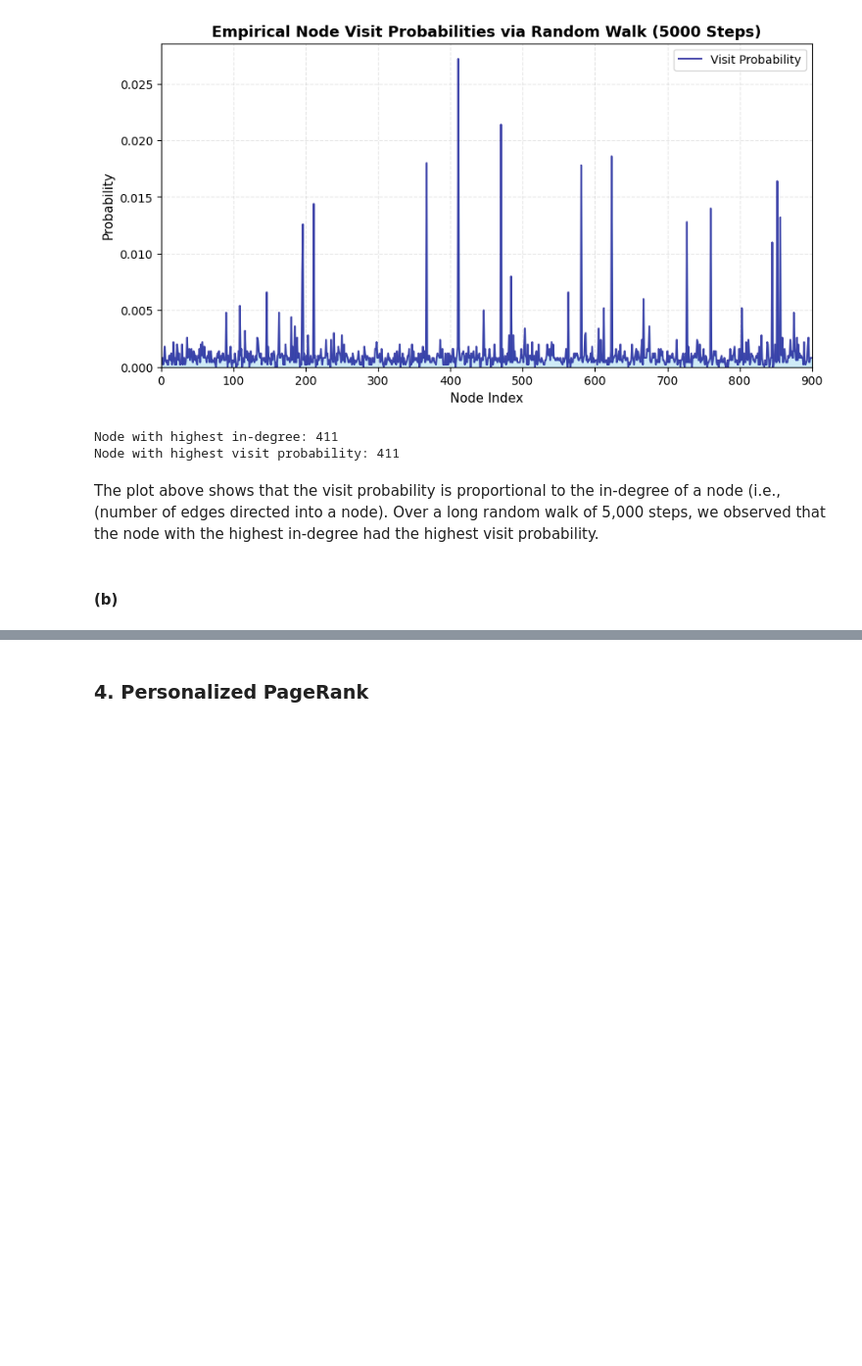
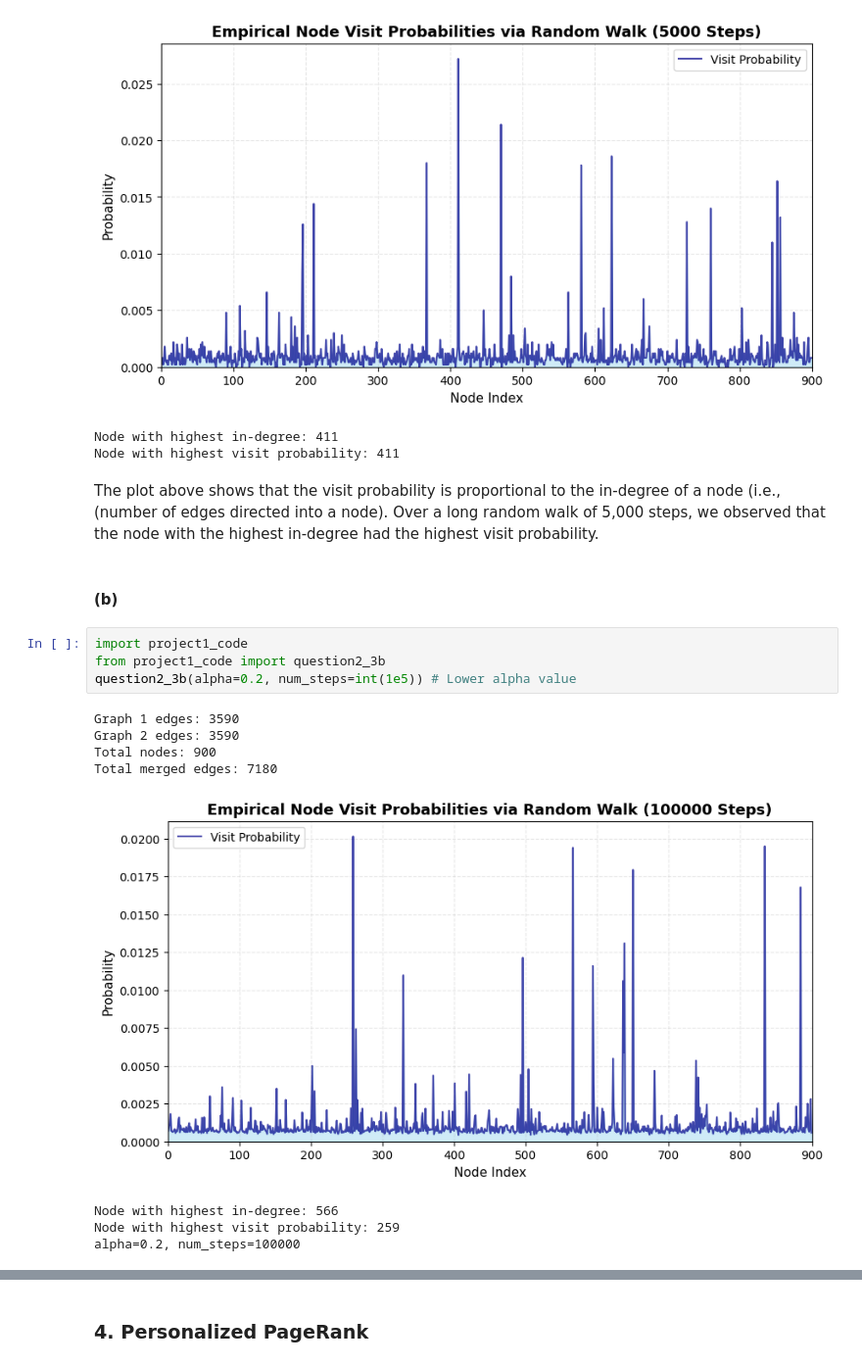
Before and after one commit to enoccer/ECE232E_repo, a Jupyter notebook: Project1/project1.ipynb, the cells around one changed output, grey strips where cells are left out. Shown at 98% size. Drawn from its saved outputs; the diff is of its cells as text; blank space fills up the shorter version.

Commit message:
Finished Random Walk, Question 3b (PageRank)

```diff
--- a/Project1/project1.ipynb
+++ b/Project1/project1.ipynb
@@ -146,3 +146,16 @@ Node with highest visit probability: 411
 The plot above shows that the visit probability is proportional to the in-degree of a node (i.e., (number of edges directed into a node). Over a long random walk of 5,000 steps, we observed that the node with the highest in-degree had the highest visit probability.
 # %% [markdown]
 #### (b)
+# %%
+import project1_code
+from project1_code import question2_3b
+question2_3b(alpha=0.2, num_steps=int(1e5)) # Lower alpha value
+# %% [output]
+Graph 1 edges: 3590
+Graph 2 edges: 3590
+Total nodes: 900
+Total merged edges: 7180
+[figure, added]
+Node with highest in-degree: 566
+Node with highest visit probability: 259
+alpha=0.2, num_steps=100000
```
Also changed, not shown: parts of 2 cells of this notebook, 1 other file.
